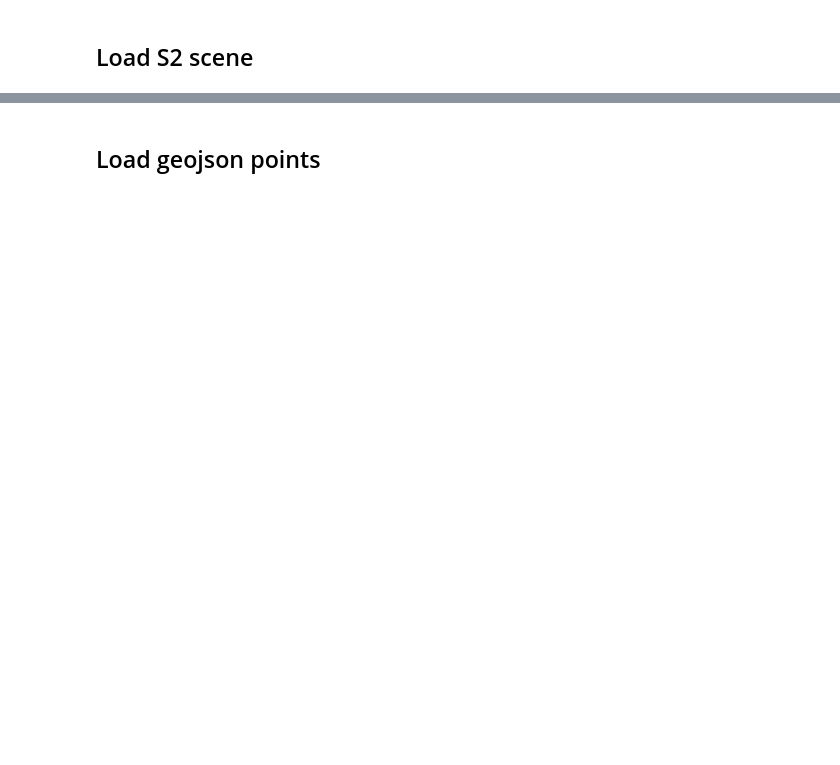
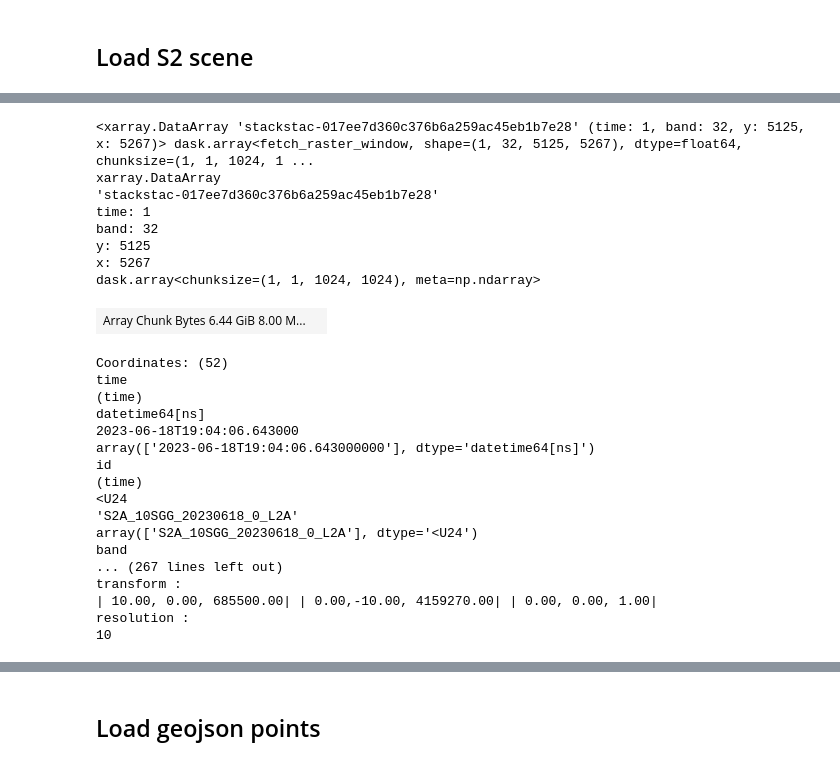
Before and after one commit to ai-extensions/s1_eda, a Jupyter notebook: 1.0_Search_STAC-API.ipynb, the cells around one changed output, grey strips where cells are left out. Drawn from its saved outputs; the diff is of its cells as text; code cells hidden in the pictures; blank space fills up the shorter version.

Commit message:
added stackstac item for one s2item

```diff
--- a/1.0_Search_STAC-API.ipynb
+++ b/1.0_Search_STAC-API.ipynb
@@ -128,10 +128,10 @@ for item in items:
         # Save item_id to remove
         print(f' --> removing {item.id} (out of time range {start_date_str_eo} / {stop_date_str_eo})')
         ids_to_remove.append(item.id)
-    print()
 
-# # Overwrite collection without those items with higher cloud_cover
-# items = pystac.ItemCollection([item for item in items if item.id not in ids_to_remove])
-# items
+print('\nFiltered collection:')
+# Overwrite collection without those items with higher cloud_cover
+items = pystac.ItemCollection([item for item in items if item.id not in ids_to_remove])
+items
 # %% [output]
 label_S2A_10SFG_20230618_0_L2A, Cloud Cover: 0.03861 --> valid data, keeping
@@ -162,4 +152,4 @@ df = None
 # %%
 # Select one item only for testing
-item = items[0]
+item = items[1]
 item
@@ -178,0 +199,36 @@ print(f'- Available bands: {list(s2item.assets.keys())}')
+# %%
+# Create Stack xarray
+stack = stackstac.stack(s2item,
+                        # epsg=epsg_no,
+                        resolution=10, #resolution=0.0000898 # this is in degrees (in case of epsg:4326 unprojected), corresponding to 10 meters)
+                        bounds_latlon=bbox, # filter by bounding box
+                        sortby_date='asc'
+                       )
+stack
+# %% [output]
+<xarray.DataArray 'stackstac-017ee7d360c376b6a259ac45eb1b7e28' (time: 1, band: 32, y: 5125, x: 5267)> dask.array<fetch_raster_window, shape=(1, 32, 5125, 5267), dtype=float64, chunksize=(1, 1, 1024, 1 ...
+xarray.DataArray
+'stackstac-017ee7d360c376b6a259ac45eb1b7e28'
+time: 1
+band: 32
+y: 5125
+x: 5267
+dask.array<chunksize=(1, 1, 1024, 1024), meta=np.ndarray>
+| Array Chunk Bytes 6.44 GiB 8.00 M... |  |
+Coordinates: (52)
+time
+(time)
+datetime64[ns]
+2023-06-18T19:04:06.643000
+array(['2023-06-18T19:04:06.643000000'], dtype='datetime64[ns]')
+id
+(time)
+<U24
+'S2A_10SGG_20230618_0_L2A'
+array(['S2A_10SGG_20230618_0_L2A'], dtype='<U24')
+band
+... (267 lines left out)
+transform :
+| 10.00, 0.00, 685500.00| | 0.00,-10.00, 4159270.00| | 0.00, 0.00, 1.00|
+resolution :
+10
```
Also changed, not shown: parts of 15 cells of this notebook, 1 other file.
